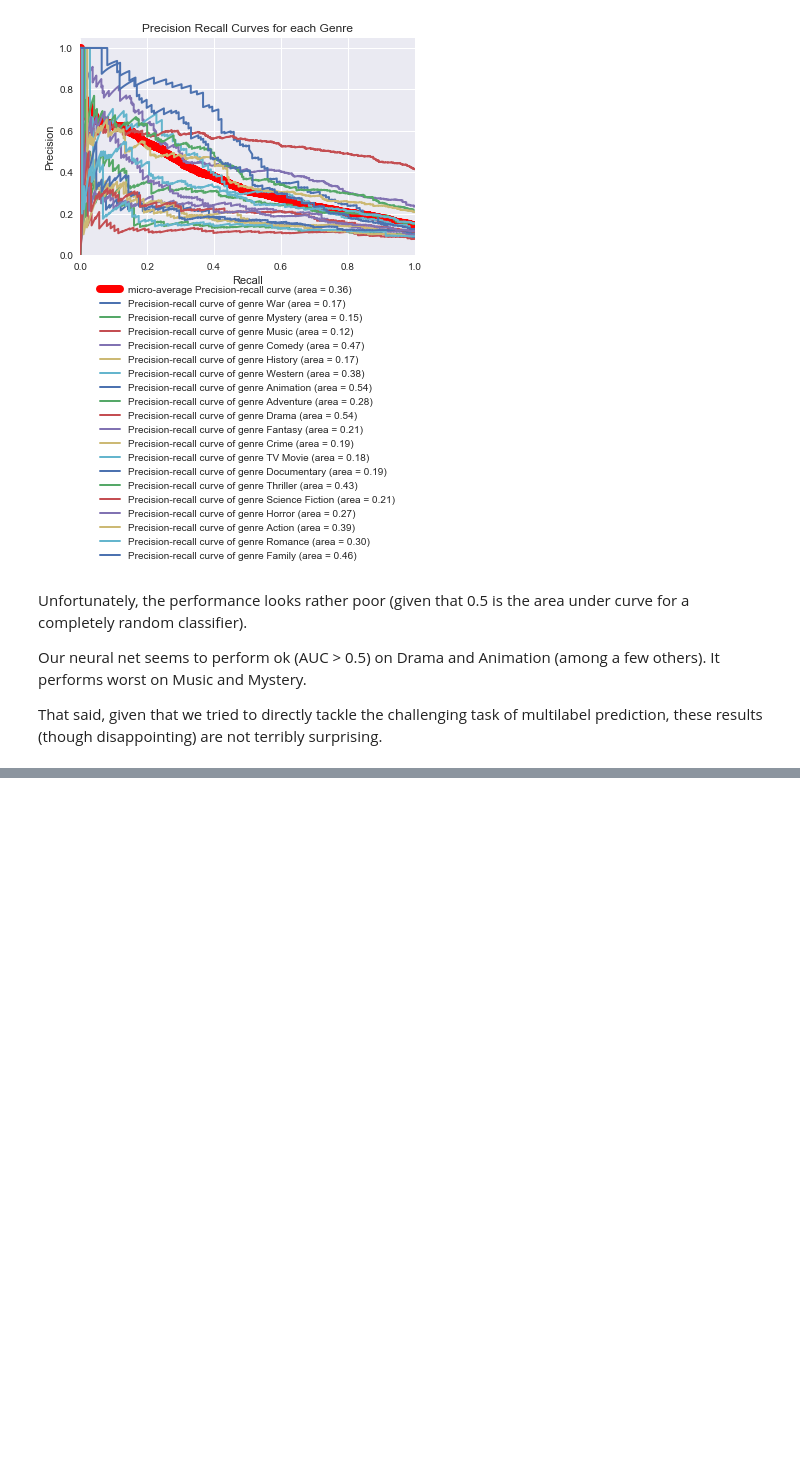
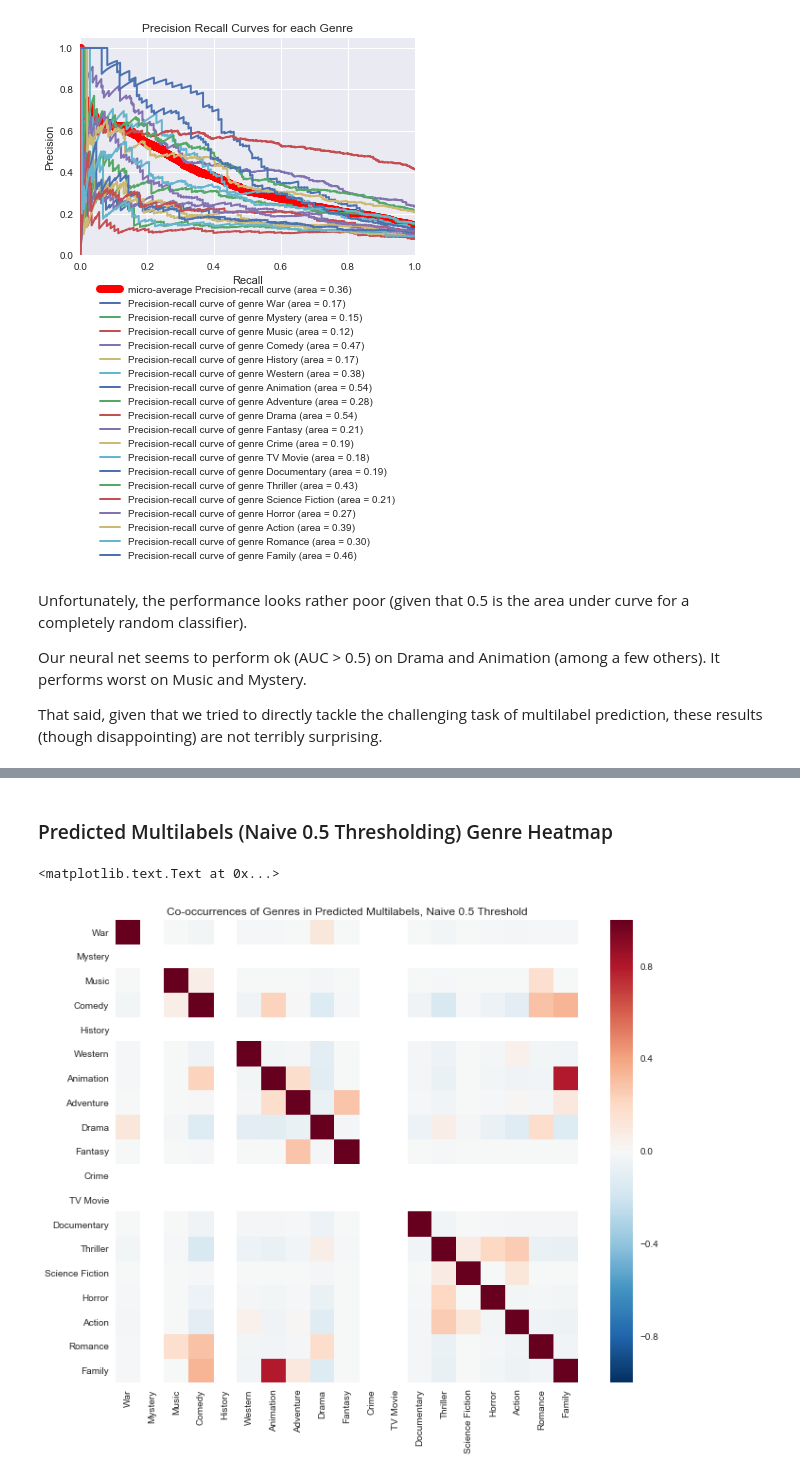
Before and after one commit to xueharry/cs109b-final-project, a Jupyter notebook: milestone4/Heatmaps.ipynb, the cells around one changed output, grey strips where cells are left out. Drawn from its saved outputs; the diff is of its cells as text; code cells hidden in the pictures; blank space fills up the shorter version.

```diff
--- a/milestone4/Heatmaps.ipynb
+++ b/milestone4/Heatmaps.ipynb
@@ -73,0 +97,17 @@ Now that we have predictions on our validation dataset for genre multilabels (bo
+# %% [markdown]
+### Predicted Multilabels (Naive 0.5 Thresholding) Genre Heatmap
+# %%
+pred_naive_df = pd.DataFrame(np.corrcoef(y_pred.T), index=genre_names_index, columns=genre_names_index)
+
+# Set up the matplotlib figure
+f, ax = plt.subplots(figsize=(12, 9))
+mask = np.zeros_like(pred_naive_df)
+mask[np.triu_indices_from(mask)] = True
+
+# Draw the heatmap using seaborn
+sns.heatmap(pred_naive_df, square=True)
+
+ax.set_title('Co-occurrences of Genres in Predicted Multilabels, Naive 0.5 Threshold')
+# %% [output]
+<matplotlib.text.Text at 0x...>
+[figure, added]
```
Also changed, not shown: parts of 8 cells of this notebook, 1 other file.
